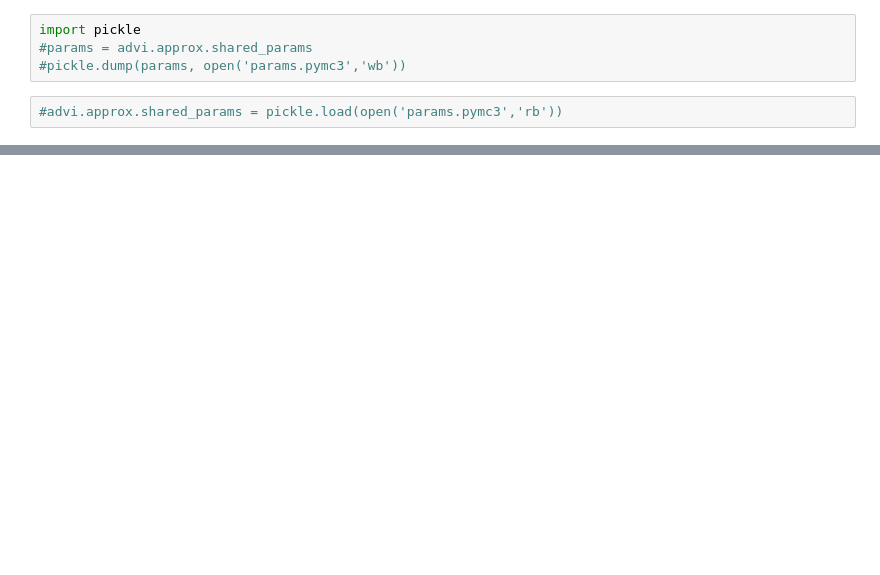
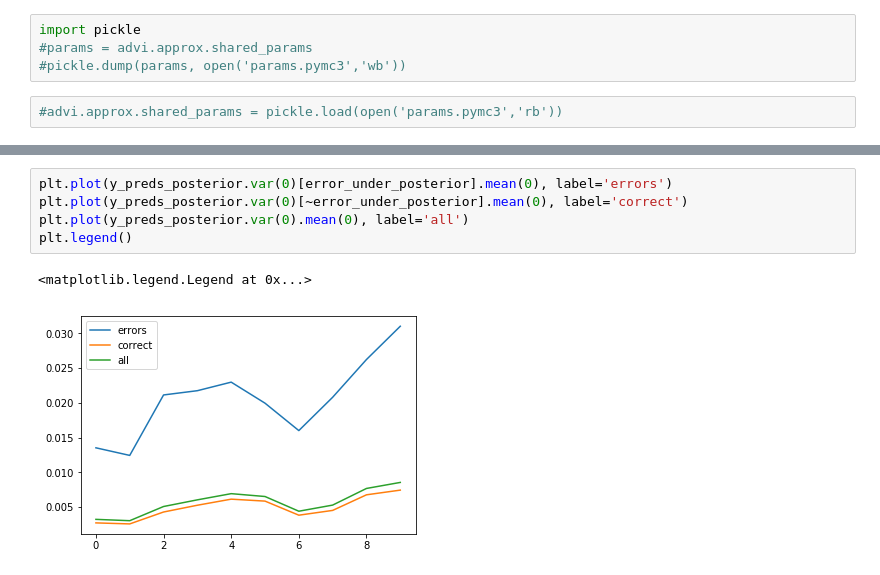
Before and after one commit to ferrine/gelato, a Jupyter notebook: examples/mnist.ipynb, the cells around one changed output, grey strips where cells are left out. Saved outputs shown, nothing was run; the diff lists cells and outputs as text; blank space fills up the shorter version.

```diff
--- a/examples/mnist.ipynb
+++ b/examples/mnist.ipynb
@@ -240,0 +335,8 @@ plt.legend()
+# %%
+plt.plot(y_preds_posterior.var(0)[error_under_posterior].mean(0), label='errors')
+plt.plot(y_preds_posterior.var(0)[~error_under_posterior].mean(0), label='correct')
+plt.plot(y_preds_posterior.var(0).mean(0), label='all')
+plt.legend()
+# %% [output]
+<matplotlib.legend.Legend at 0x...>
+[figure, added]
```
Also changed, not shown: parts of 89 cells of this notebook.
